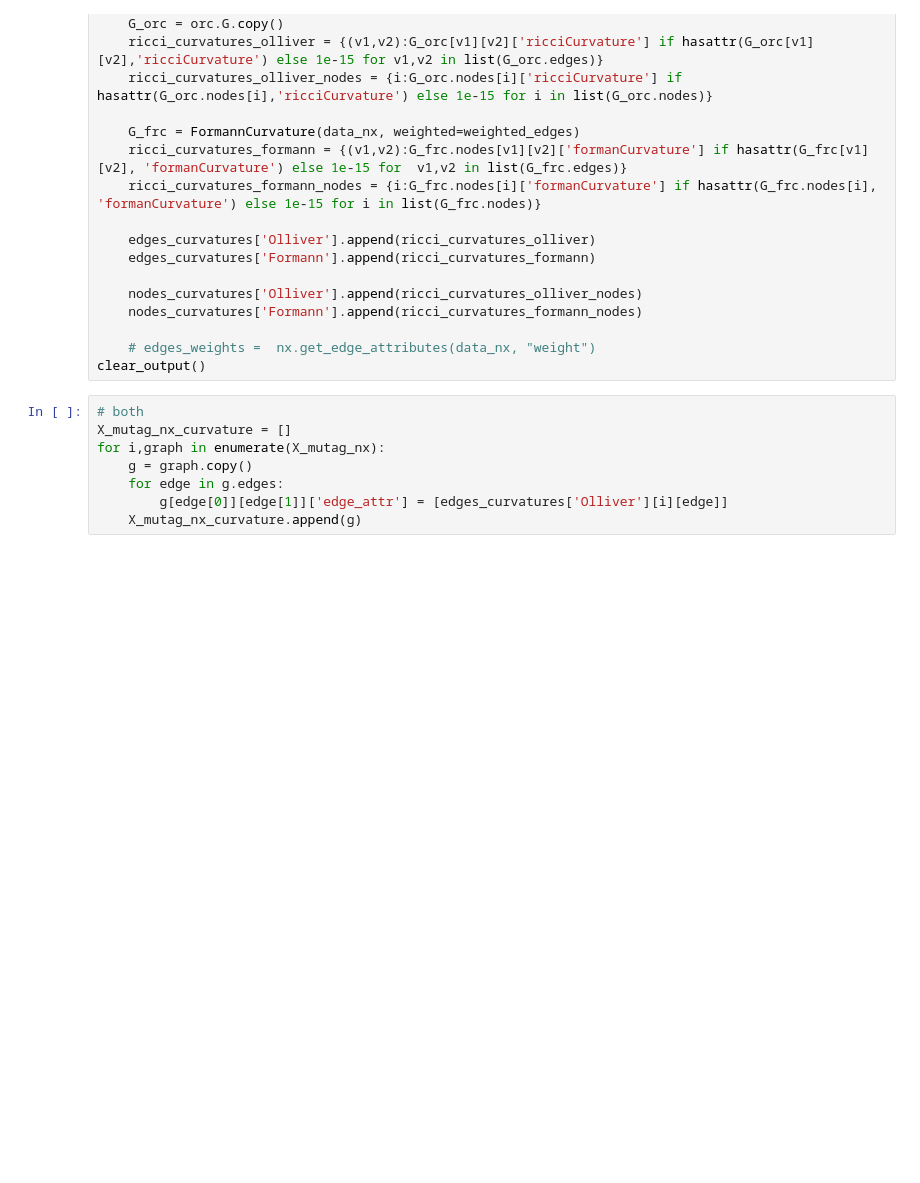
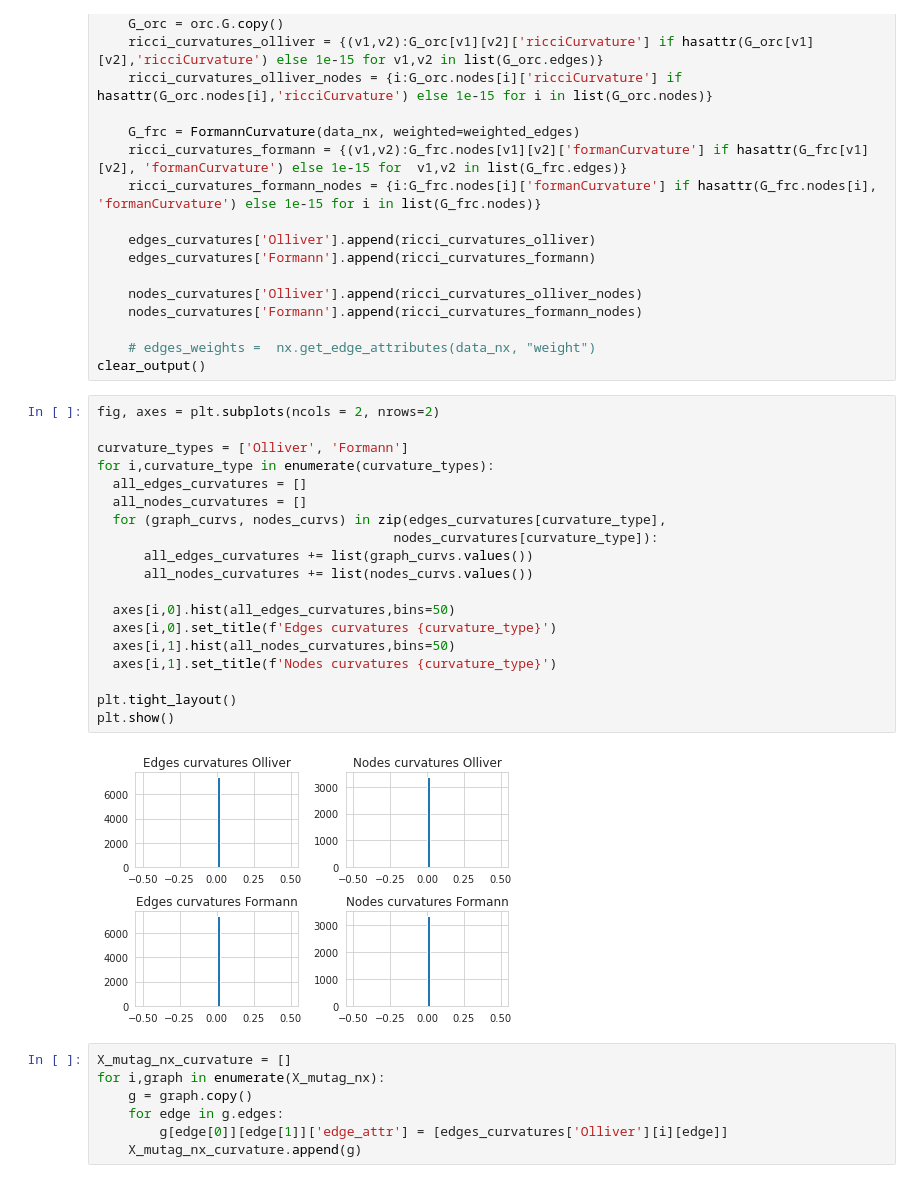
Before and after one commit to blufzzz/Discrete-Curvature-Graph-Classification, a Jupyter notebook: graph_classification.ipynb, the cells around one changed output. Saved outputs shown, nothing was run; the diff lists cells and outputs as text; blank space fills up the shorter version.

```diff
--- a/graph_classification.ipynb
+++ b/graph_classification.ipynb
@@ -347,8 +355,28 @@ for data_nx in tqdm_notebook(X_mutag_nx):
 
     # edges_weights =  nx.get_edge_attributes(data_nx, "weight")
 clear_output()
+# %%
+fig, axes = plt.subplots(ncols = 2, nrows=2)
+
+curvature_types = ['Olliver', 'Formann']
+for i,curvature_type in enumerate(curvature_types):
+  all_edges_curvatures = []
+  all_nodes_curvatures = []
+  for (graph_curvs, nodes_curvs) in zip(edges_curvatures[curvature_type],
+                                      nodes_curvatures[curvature_type]):
+      all_edges_curvatures += list(graph_curvs.values())
+      all_nodes_curvatures += list(nodes_curvs.values())
+
+  axes[i,0].hist(all_edges_curvatures,bins=50)
+  axes[i,0].set_title(f'Edges curvatures {curvature_type}')
+  axes[i,1].hist(all_nodes_curvatures,bins=50)
+  axes[i,1].set_title(f'Nodes curvatures {curvature_type}')
+
+plt.tight_layout()
+plt.show()
+# %% [output]
+[figure, added]
 # %%
-# both
 X_mutag_nx_curvature = []
 for i,graph in enumerate(X_mutag_nx):
     g = graph.copy()
```
Also changed, not shown: parts of 14 cells of this notebook.
